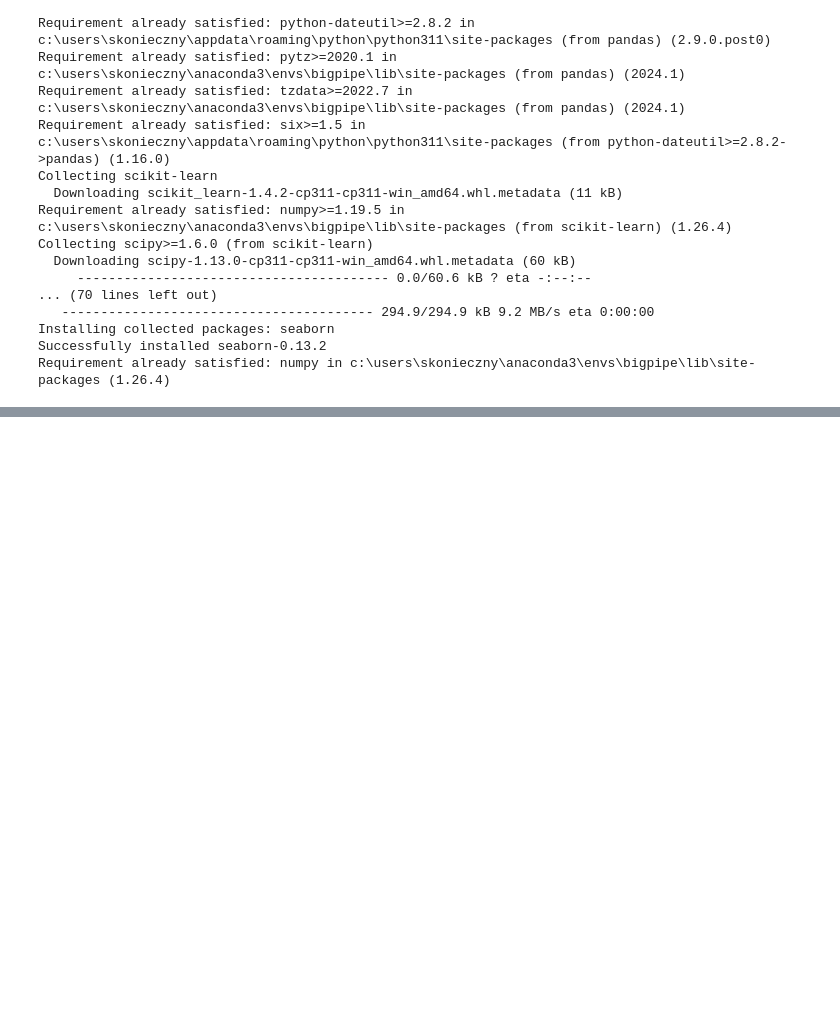
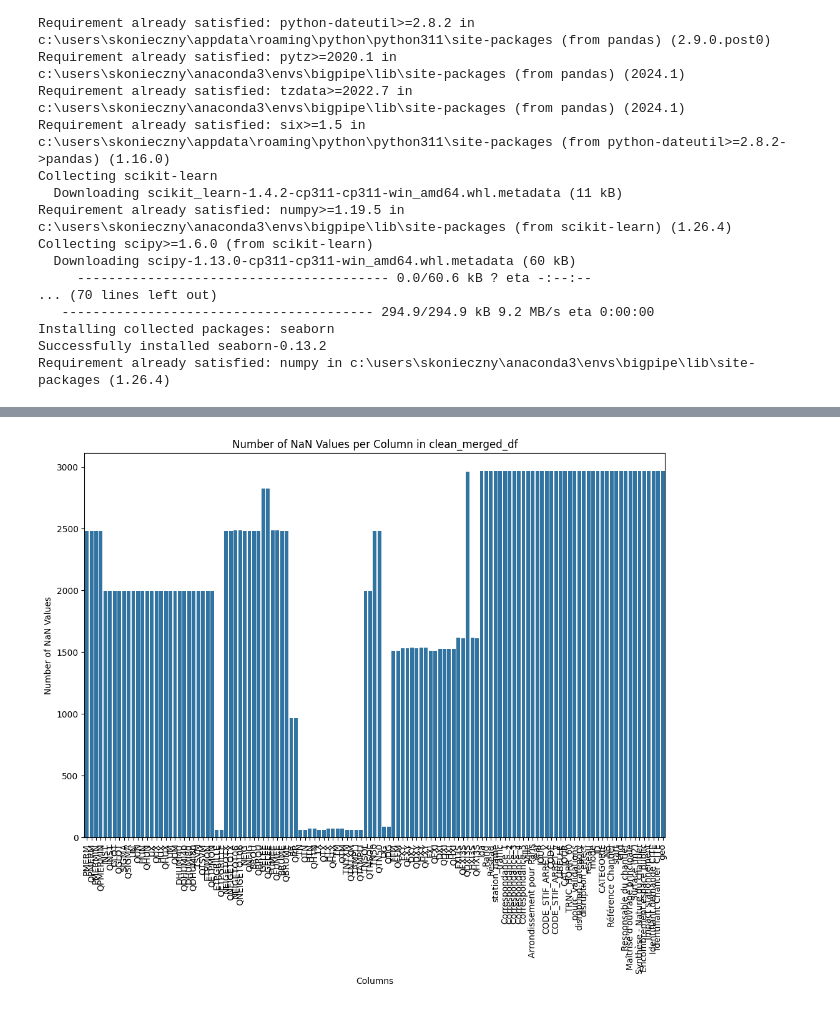
Before and after one commit to YannSko/Transport_App, a Jupyter notebook: ML_module/data_model/plot_data_weather.ipynb, the cells around one changed output, grey strips where cells are left out. Saved outputs shown, nothing was run; the diff lists cells and outputs as text; code cells hidden in the pictures; blank space fills up the shorter version.

Commit message:
Avancé - Training End Training
Got Data relatively clean -> Training phase

```diff
--- a/ML_module/data_model/plot_data_weather.ipynb
+++ b/ML_module/data_model/plot_data_weather.ipynb
@@ -498,0 +617,23 @@ Converting data types...
+# %%
+import pandas as pd
+import matplotlib.pyplot as plt
+import seaborn as sns
+
+# Assuming clean_merged_df is already defined and contains the data
+
+# Check the number of NaN values per column
+nan_counts = clean_merged_df.isna().sum()
+
+# Display columns with NaN values
+columns_with_nans = nan_counts[nan_counts > 0]
+
+# Plot the number of NaN values per column
+plt.figure(figsize=(12, 8))
+sns.barplot(x=columns_with_nans.index, y=columns_with_nans.values)
+plt.xticks(rotation=90)
+plt.xlabel('Columns')
+plt.ylabel('Number of NaN Values')
+plt.title('Number of NaN Values per Column in clean_merged_df')
+plt.show()
+# %% [output]
+[figure, added]
```
Also changed, not shown: parts of 7 cells of this notebook.
